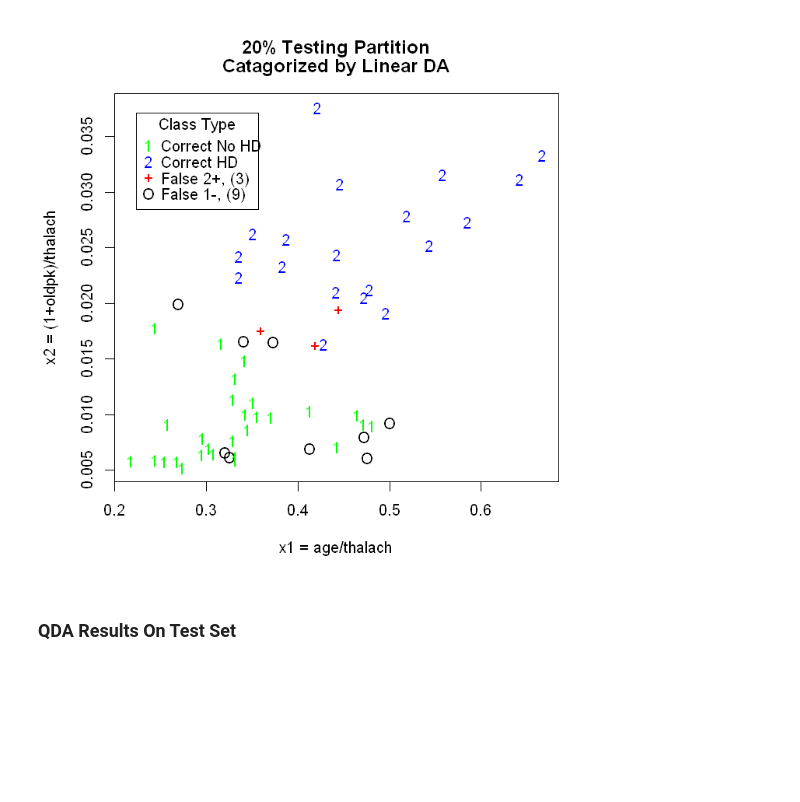
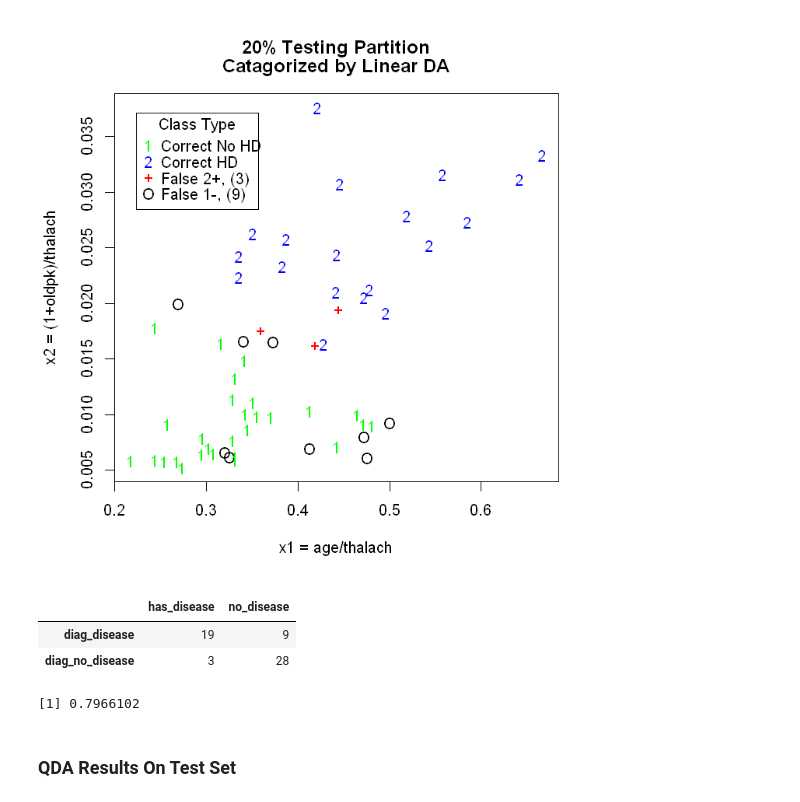
Before and after one commit to focods/WonderfulML, a Jupyter notebook: docs/notebooks/session04_r.ipynb, the cells around one changed output. Saved outputs shown, nothing was run; the diff lists cells and outputs as text; code cells hidden in the pictures; blank space fills up the shorter version.

Commit message:
impl confusion matrix output for LDA and QDA results in r nb

```diff
--- a/docs/notebooks/session04_r.ipynb
+++ b/docs/notebooks/session04_r.ipynb
@@ -702,6 +702,8 @@ colnames(classif) <- c("dhd", "x1", "x2", paste("dx",1:nclass), "predicted_dhd",
 # 4=classify no disease, but had disease (false negative, Type II error)
 symbols <- vector(mode = "character", length = nrow(classif))
 symbol_colors <- vector(mode = "character", length = nrow(classif))
+            confusion <- c(0, 0, 0, 0)
+names(confusion) <- c("true_no_disease", "false_-_no_disease", "true_disease", "false_+_disease")
 for(rw in 1:nrow(classif)) {
     # populate predicted class column by max of discriminants in cols 4 and 5 = ncol(classif)-2
     actual_class <- classif[rw, 1]
@@ -711,19 +713,23 @@ for(rw in 1:nrow(classif)) {
         classif[rw, ncol(classif)] <- 3
         symbols[rw] <- "+"
         symbol_colors[rw] <- "red"
+        confusion["false_+_disease"] <- confusion["false_+_disease"] + 1
     } else if(predicted_class < actual_class) { # test for false negative
         classif[rw, ncol(classif)] <- 4
         symbols[rw] <- "O"
         symbol_colors[rw] <- "black"
+        confusion["false_-_no_disease"] <- confusion["false_-_no_disease"] + 1
     } else {
         # correct classification
         classif[rw, ncol(classif)] <- predicted_class
         if(predicted_class == 1) {
             symbols[rw] <- "1"
             symbol_colors[rw] <- "green"
+            confusion["true_no_disease"] <- confusion["true_no_disease"] + 1
         } else {
             symbols[rw] <- "2"
             symbol_colors[rw] <- "blue"
+            confusion["true_disease"] <- confusion["true_disease"] + 1
         }
     }
 }
@@ -742,6 +748,20 @@ legend("topleft", inset=0.05, title="Class Type", c("Correct No HD", "Correct HD
        pch=c("1", "2", "+", "O"), col=c("green", "blue", "red", "black"))
 # %% [output]
 [figure]
+# %%
+confusion_matrix = data.frame(has_disease=confusion[c("true_disease", "false_+_disease")],
+                              no_disease=confusion[c("false_-_no_disease", "true_no_disease")])
+rownames(confusion_matrix) <- c("diag_disease", "diag_no_disease")
+confusion_matrix
+# %% [output]
+|  | has_disease | no_disease |
+| diag_disease | 19 | 9 |
+| diag_no_disease | 3 | 28 |
+# %%
+accuracy_lda <- (confusion_matrix[1,1] + confusion_matrix[2,2]) / sum(confusion)
+accuracy_lda
+# %% [output]
+[1] 0.7966102
 # %% [markdown]
 ### QDA Results On Test Set
 # %%
```
Also changed, not shown: parts of 3 cells of this notebook.
